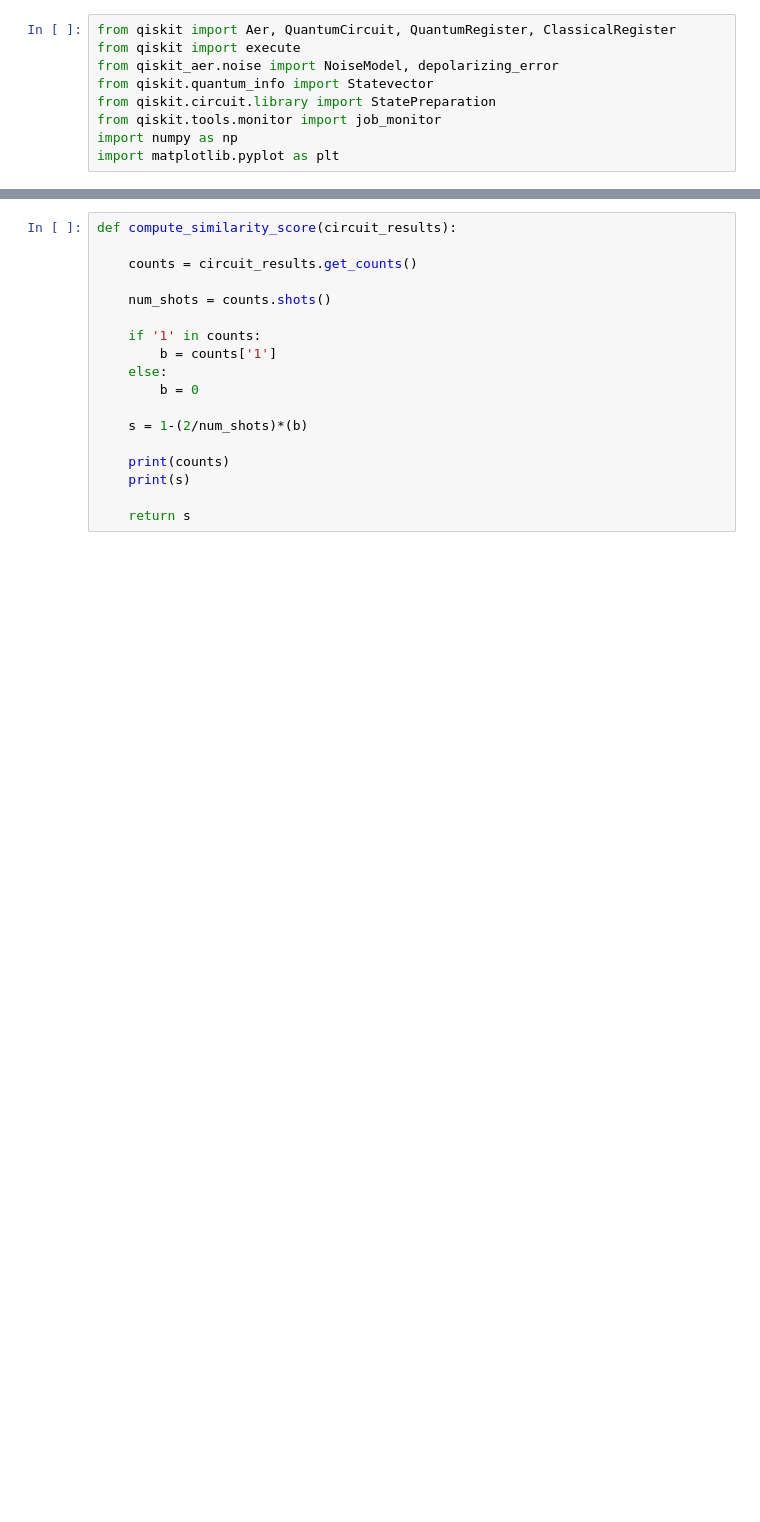
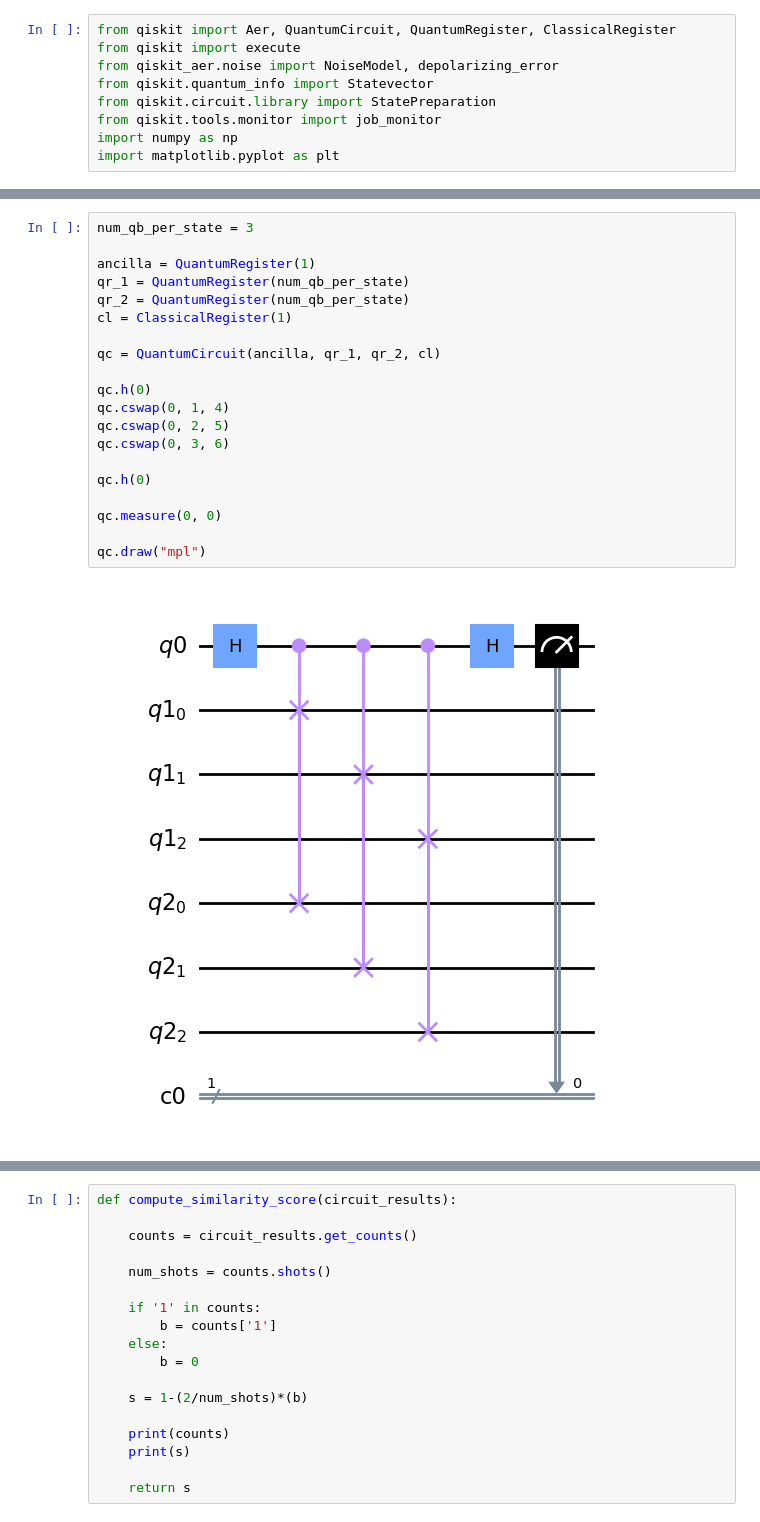
Before and after one commit to nrhawkins/qa2, a Jupyter notebook: qalgs/swaptest/qk_swap_test_n_QB.ipynb, the cells around one changed output, grey strips where cells are left out. Cells and saved outputs as stored; diff of their text form; blank space fills up the shorter version.

```diff
--- a/qalgs/swaptest/qk_swap_test_n_QB.ipynb
+++ b/qalgs/swaptest/qk_swap_test_n_QB.ipynb
@@ -81,0 +100,22 @@ import matplotlib.pyplot as plt
+# %%
+num_qb_per_state = 3
+
+ancilla = QuantumRegister(1)
+qr_1 = QuantumRegister(num_qb_per_state)
+qr_2 = QuantumRegister(num_qb_per_state)
+cl = ClassicalRegister(1)
+
+qc = QuantumCircuit(ancilla, qr_1, qr_2, cl)
+
+qc.h(0)
+qc.cswap(0, 1, 4)
+qc.cswap(0, 2, 5)
+qc.cswap(0, 3, 6)
+
+qc.h(0)
+
+qc.measure(0, 0)
+
+qc.draw("mpl")
+# %% [output]
+[figure, added]
```
Also changed, not shown: parts of 32 cells of this notebook.
